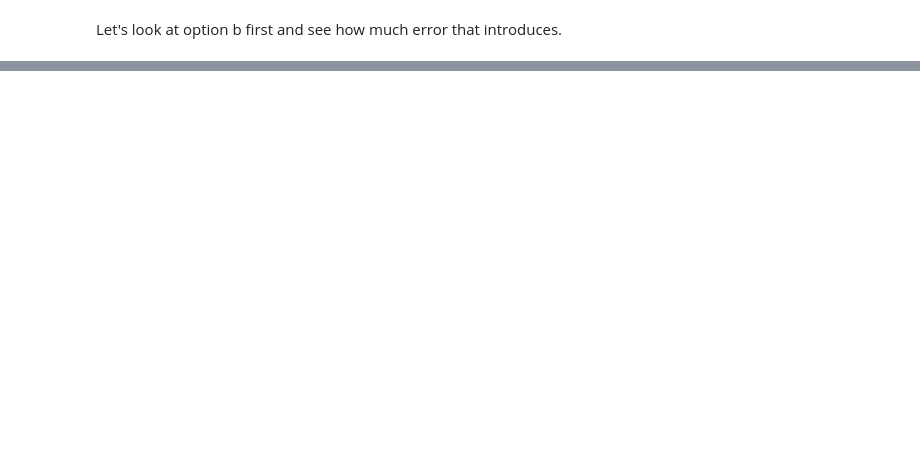
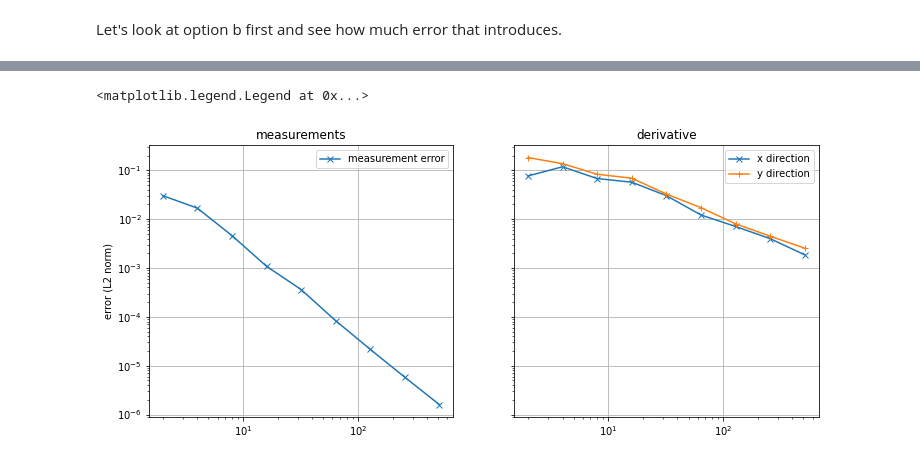
Before and after one commit to leyffer/m2dtIceSheet, a Jupyter notebook: notebooks/6_measurement-memory.ipynb, the cells around one changed output, grey strips where cells are left out. Saved outputs shown, nothing was run; the diff lists cells and outputs as text; code cells hidden in the pictures; blank space fills up the shorter version.

```diff
--- a/notebooks/6_measurement-memory.ipynb
+++ b/notebooks/6_measurement-memory.ipynb
@@ -92,4 +92,8 @@ detector = Detector(fom, meshDim=meshDim_drone, radius=radius, sigma=sigma)
 
 # initialize drone
 drone = Drone(detector=detector, navigation=navigation)
+
+# inverse problem
+inversion = InverseProblem(fom, drone)
+# in this notebook, the inverse problem is only used for computing the L2 norm below
 # %% [output]
@@ -287,0 +289,14 @@ Option a has the problem that if we want to be consistent with the discretizatio
+# %%
+detector.bool_remember_measurements = False
+
+time_exact = np.zeros(2)
+
+tStart = time.time()
+data_exact = drone.measure(flight=flight, state=state)
+time_exact[0] = time.time()-tStart
+
+tStart = time.time()
+deriv_exact = drone.d_measurement_d_position(flight=flight, state=state)
+time_exact[1] = time.time()-tStart
+
+deriv_exact = np.hstack([np.diag(deriv_exact[:, :n_steps]), np.diag(deriv_exact[:, n_steps:])])
@@ -287,0 +345,25 @@ Option a has the problem that if we want to be consistent with the discretizatio
+# %%
+fig, axs = plt.subplots(1, 2, sharey = True, sharex=True, figsize=(12, 5))
+
+axs[0].loglog(memory_mesh_dimensions, np.sqrt(np.diag(inversion.compute_L2norm2(errors.T))),
+              marker="x", label = "measurement error")
+axs[1].loglog(memory_mesh_dimensions, np.sqrt(np.diag(inversion.compute_L2norm2(errors_deriv[:, :n_steps].T))),
+              marker="x", label="x direction")
+axs[1].loglog(memory_mesh_dimensions, np.sqrt(np.diag(inversion.compute_L2norm2(errors_deriv[:, n_steps:].T))),
+              marker="+", label="y direction")
+
+axs[0].set_title("measurements")
+# axs[0].set_xscale("log", base=2)
+# axs[0].set_yscale("log", base=2)
+axs[0].set_ylabel("error (L2 norm)")
+axs[0].grid(True)
+axs[0].legend()
+axs[0].set_xlabel("1d memory mesh dimension")
+
+axs[1].set_title("derivative")
+axs[1].grid(True)
+axs[1].legend()
+axs[1].set_xlabel("1d memory mesh dimension")
+# %% [output]
+<matplotlib.legend.Legend at 0x...>
+[figure, added]
```
Also changed, not shown: parts of 24 cells of this notebook, 1 other file.
